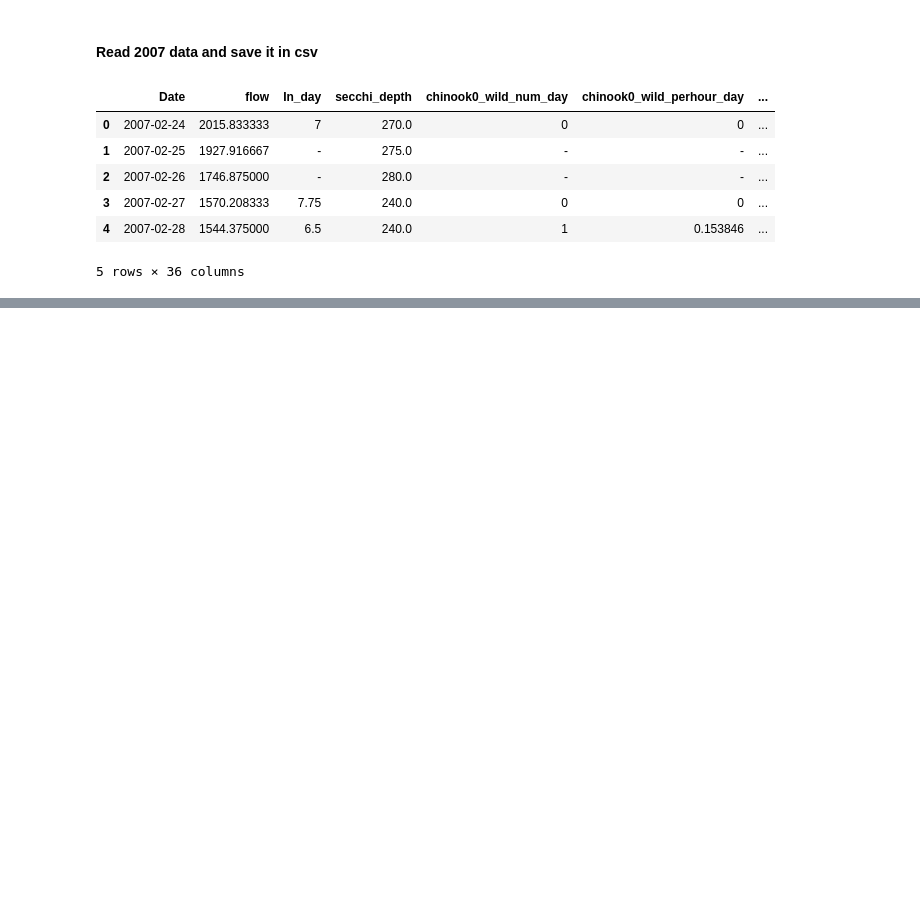
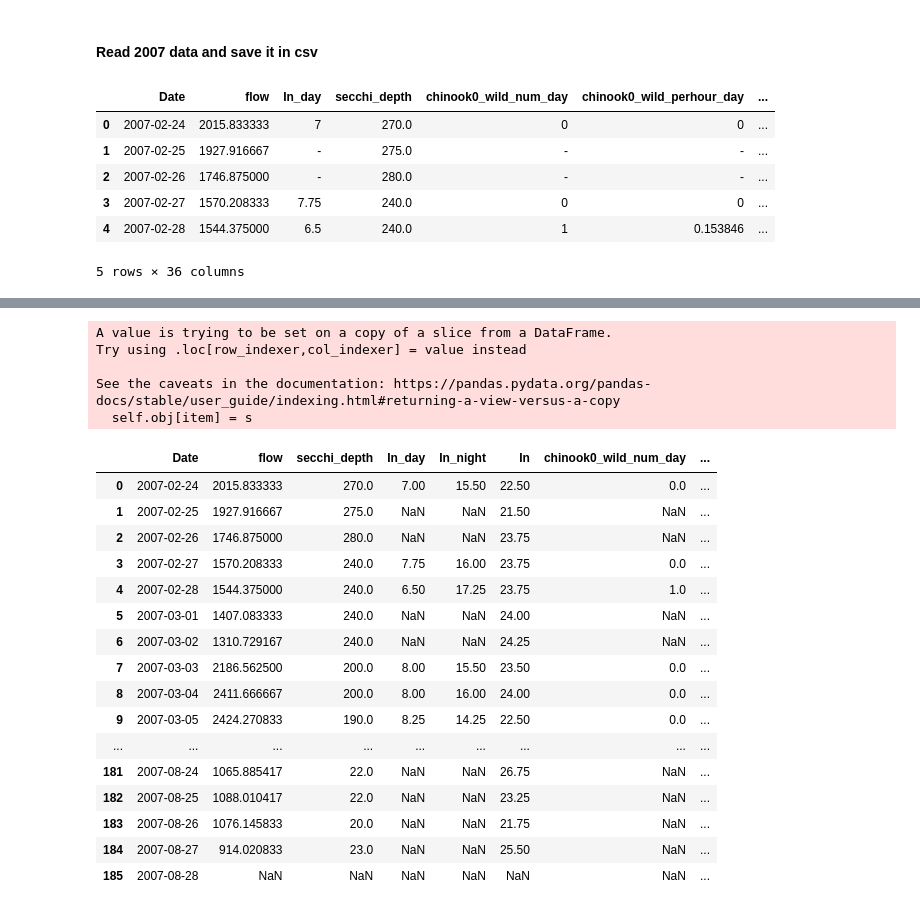
Before and after one commit to maria-kuruvilla/pied_piper, a Jupyter notebook: Puyallup/read_data_2007.ipynb, the cells around one changed output, grey strips where cells are left out. Cells and saved outputs as stored; diff of their text form; code cells hidden in the pictures; blank space fills up the shorter version.

```diff
--- a/Puyallup/read_data_2007.ipynb
+++ b/Puyallup/read_data_2007.ipynb
@@ -52,0 +71,79 @@ df_subset = df[['Date', 'flow', 'secchi_depth','In_day','In_night','In',
+# %%
+
+df_subset = df[['Date', 'flow', 'secchi_depth','In_day','In_night','In',
+                'chinook0_wild_num_day','chinook0_wild_perhour_day',
+                'chinook0_wild_num_night','chinook0_wild_perhour_night',
+                'chinook0_hatchery_num_day','chinook0_hatchery_perhour_day',
+                'chinook0_hatchery_num_night','chinook0_hatchery_perhour_night',
+                'chinook0_wild_perhour','chinook0_hatchery_perhour',
+                'chinook0_wild_day_num_estimate','chinook0_wild_night_num_estimate',
+               'chinook0_hatchery_day_num_estimate','chinook0_hatchery_night_num_estimate']]
+
+df_subset.loc[(df_subset['In_day'] == '-'),'chinook0_wild_num_day':'chinook0_wild_perhour_day'] =np.nan
+df_subset.loc[(df_subset['In_day'] == 'Out'),'chinook0_wild_num_day':'chinook0_wild_perhour_day'] =np.nan
+df_subset.loc[(df_subset['In_day'] == 'OUT'),'chinook0_wild_num_day':'chinook0_wild_perhour_day'] =np.nan
+df_subset.loc[(df_subset['In_day'] == 'Out '),'chinook0_wild_num_day':'chinook0_wild_perhour_day'] =np.nan
+df_subset.loc[(df_subset['In_day'] == 'ST'),'chinook0_wild_num_day':'chinook0_wild_perhour_day'] =np.nan
+
+df_subset.loc[(df_subset['In_day'] == '-'),'chinook0_hatchery_num_day':'chinook0_hatchery_perhour_day'] =np.nan
+df_subset.loc[(df_subset['In_day'] == 'Out'),'chinook0_hatchery_num_day':'chinook0_hatchery_perhour_day'] =np.nan
+df_subset.loc[(df_subset['In_day'] == 'OUT'),'chinook0_hatchery_num_day':'chinook0_hatchery_perhour_day'] =np.nan
+df_subset.loc[(df_subset['In_day'] == 'Out '),'chinook0_hatchery_num_day':'chinook0_hatchery_perhour_day'] =np.nan
+df_subset.loc[(df_subset['In_day'] == 'ST'),'chinook0_hatchery_num_day':'chinook0_hatchery_perhour_day'] =np.nan
+
+df_subset.loc[(df_subset['In_night'] == '-'),'chinook0_wild_num_night':'chinook0_wild_perhour_night'] =np.nan
+df_subset.loc[(df_subset['In_night'] == 'ST'),'chinook0_wild_num_night':'chinook0_wild_perhour_night'] =np.nan
+df_subset.loc[(df_subset['In_night'] == 'Out'),'chinook0_wild_num_night':'chinook0_wild_perhour_night'] =np.nan
+df_subset.loc[(df_subset['In_night'] == 'OUT'),'chinook0_wild_num_night':'chinook0_wild_perhour_night'] =np.nan
+df_subset.loc[(df_subset['In_night'] == 'Out '),'chinook0_wild_num_night':'chinook0_wild_perhour_night'] =np.nan
+
+df_subset.loc[(df_subset['In_night'] == '-'),'chinook0_hatchery_num_day':'chinook0_hatchery_perhour_night'] =np.nan
+df_subset.loc[(df_subset['In_night'] == 'Out'),'chinook0_hatchery_num_day':'chinook0_hatchery_perhour_night'] =np.nan
+df_subset.loc[(df_subset['In_night'] == 'OUT'),'chinook0_hatchery_num_day':'chinook0_hatchery_perhour_night'] =np.nan
+df_subset.loc[(df_subset['In_night'] == 'Out '),'chinook0_hatchery_num_day':'chinook0_hatchery_perhour_night'] =np.nan
+df_subset.loc[(df_subset['In_night'] == 'ST'),'chinook0_hatchery_num_day':'chinook0_hatchery_perhour_night'] =np.nan
+df_subset = df_subset.replace({'-':np.nan})
+df_subset = df_subset.replace({'ST':np.nan})
+df_subset = df_subset.replace({'Out':np.nan})
+df_subset = df_subset.replace({'OUT':np.nan})
+df_subset = df_subset.replace({'Out ':np.nan})
+
+df_subset['chinook0_wild_perhour_day_estimate'] = (df_subset['chinook0_wild_day_num_estimate']/
+                                                   df_subset['In_day'])
+df_subset['chinook0_wild_perhour_night_estimate'] = (df_subset['chinook0_wild_night_num_estimate']/
+                                                   df_subset['In_night'])
+df_subset['chinook0_wild_perhour_estimate'] = ((df_subset['chinook0_wild_day_num_estimate']+df_subset['chinook0_wild_night_num_estimate'])/
+                                                   df_subset['In'])
+
+df_subset['chinook0_hatchery_perhour_day_estimate'] = (df_subset['chinook0_hatchery_day_num_estimate']/
+                                                   df_subset['In_day'])
+df_subset['chinook0_hatchery_perhour_night_estimate'] = (df_subset['chinook0_hatchery_night_num_estimate']/
+                                                   df_subset['In_night'])
+df_subset['chinook0_hatchery_perhour_estimate'] = ((df_subset['chinook0_hatchery_day_num_estimate']+df_subset['chinook0_hatchery_night_num_estimate'])/
+                                                   df_subset['In'])
+
+with pd.option_context('display.max_rows', None, 'display.max_columns', None):  # more options can be specified also
+    display(df_subset)
+# %% [output]
+A value is trying to be set on a copy of a slice from a DataFrame.
+Try using .loc[row_indexer,col_indexer] = value instead
+
+See the caveats in the documentation: https://pandas.pydata.org/pandas-docs/stable/user_guide/indexing.html#returning-a-view-versus-a-copy
+  self.obj[item] = s
+|  | Date | flow | secchi_depth | In_day | In_night | In | chinook0_wild_num_day | ... |
+| 0 | 2007-02-24 | 2015.833333 | 270.0 | 7.00 | 15.50 | 22.50 | 0.0 | ... |
+| 1 | 2007-02-25 | 1927.916667 | 275.0 | NaN | NaN | 21.50 | NaN | ... |
+| 2 | 2007-02-26 | 1746.875000 | 280.0 | NaN | NaN | 23.75 | NaN | ... |
+| 3 | 2007-02-27 | 1570.208333 | 240.0 | 7.75 | 16.00 | 23.75 | 0.0 | ... |
+| 4 | 2007-02-28 | 1544.375000 | 240.0 | 6.50 | 17.25 | 23.75 | 1.0 | ... |
+| 5 | 2007-03-01 | 1407.083333 | 240.0 | NaN | NaN | 24.00 | NaN | ... |
+| 6 | 2007-03-02 | 1310.729167 | 240.0 | NaN | NaN | 24.25 | NaN | ... |
+| 7 | 2007-03-03 | 2186.562500 | 200.0 | 8.00 | 15.50 | 23.50 | 0.0 | ... |
+| 8 | 2007-03-04 | 2411.666667 | 200.0 | 8.00 | 16.00 | 24.00 | 0.0 | ... |
+| 9 | 2007-03-05 | 2424.270833 | 190.0 | 8.25 | 14.25 | 22.50 | 0.0 | ... |
+| ... | ... | ... | ... | ... | ... | ... | ... | ... |
+| 181 | 2007-08-24 | 1065.885417 | 22.0 | NaN | NaN | 26.75 | NaN | ... |
+| 182 | 2007-08-25 | 1088.010417 | 22.0 | NaN | NaN | 23.25 | NaN | ... |
+| 183 | 2007-08-26 | 1076.145833 | 20.0 | NaN | NaN | 21.75 | NaN | ... |
+| 184 | 2007-08-27 | 914.020833 | 23.0 | NaN | NaN | 25.50 | NaN | ... |
+| 185 | 2007-08-28 | NaN | NaN | NaN | NaN | NaN | NaN | ... |
```
Also changed, not shown: parts of 5 cells of this notebook, 2 other files.
